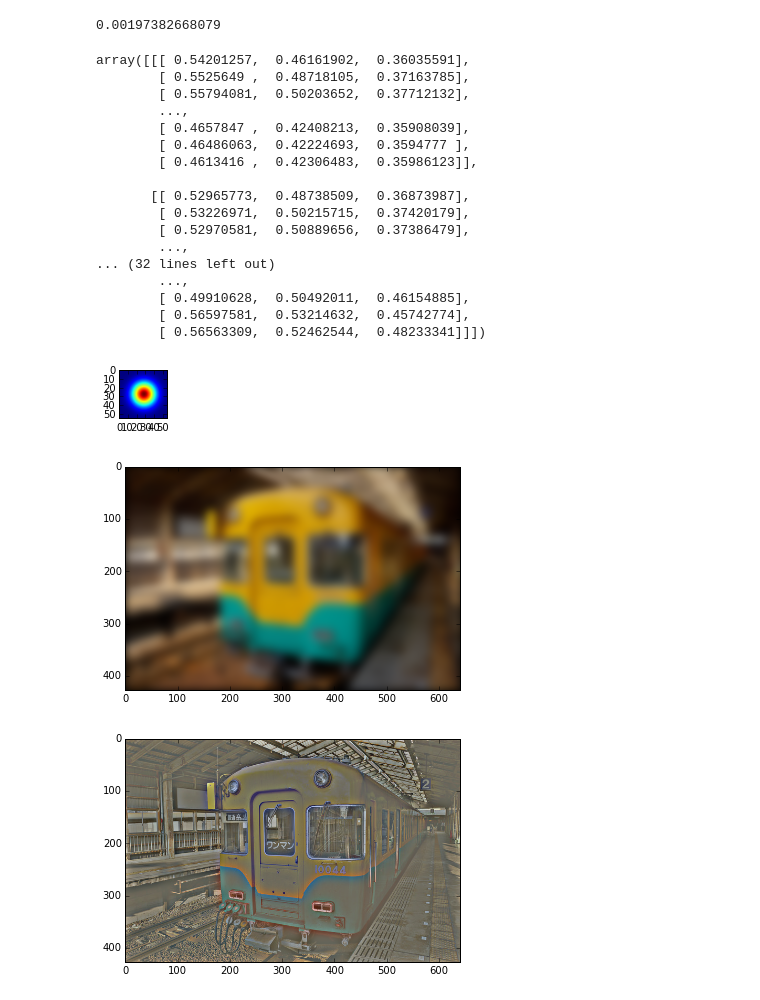
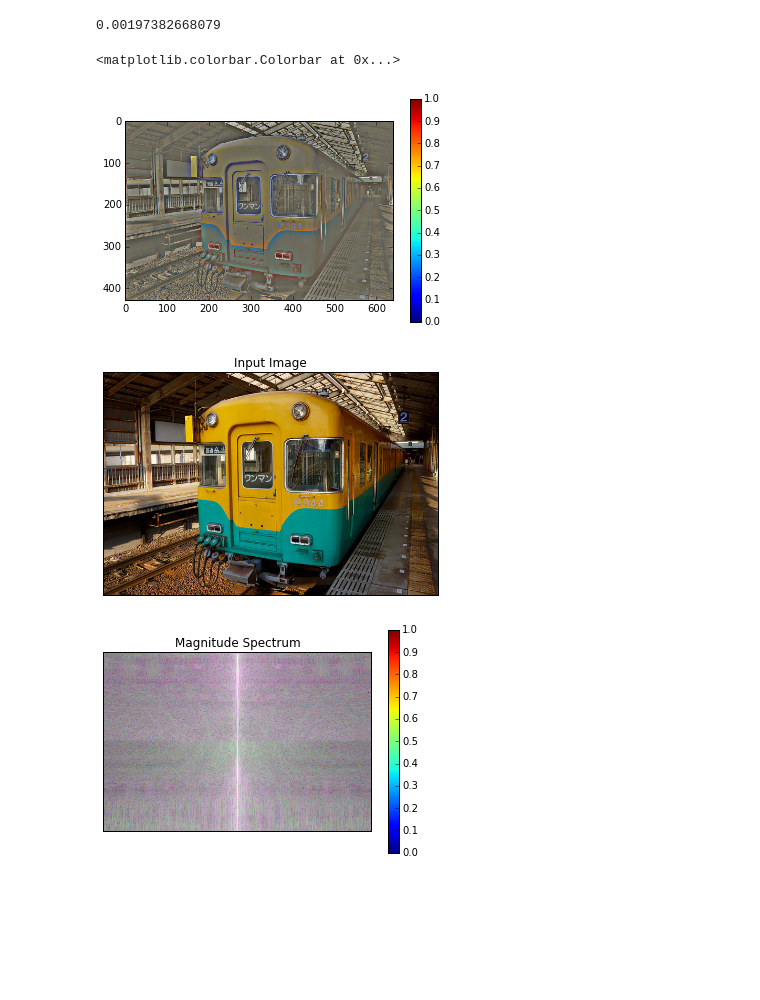
Before and after one commit to cnavas88/Image-Processing, a Jupyter notebook: practica1/Practica1_Carlos_Oriol.ipynb, the cells around one changed output. Cells and saved outputs as stored; diff of their text form; code cells hidden in the pictures; blank space fills up the shorter version.

```diff
--- a/practica1/Practica1_Carlos_Oriol.ipynb
+++ b/practica1/Practica1_Carlos_Oriol.ipynb
@@ -31,8 +31,8 @@ def gaussian(sigma):
             Igaussian[x][y]=A*Igaussian[x][y]
 
     # Mostrem la gaussiana que anem a utilitzar
-    plt.subplot(1,6,1)
-    plt.imshow(Igaussian)
+    #plt.subplot(1,6,1)
+    #plt.imshow(Igaussian)
     return Igaussian
 # %%
 # Importem les llibreries necessaries
@@ -117,12 +116,14 @@ def filtreLP(imagen):
     fitr[:,:,1]=signal.convolve2d(imagen[:,:,1],gauss,mode='same')
     fitr[:,:,2]=signal.convolve2d(imagen[:,:,2],gauss,mode='same')
 
-    plt.figure()
-    plt.imshow(fitr)
+    #plt.figure()
+    #plt.imshow(fitr)
 
     return fitr
 
 imatgeLP = misc.imread("paisaje.jpg")/255.
-filtreLP(imatgeLP)
+imatgePaisatgeLP = filtreLP(imatgeLP)
+plt.figure()
+plt.imshow(imatgePaisatgeLP)
 # %% [output]
 0.00197382668079
@@ -148,48 +132,58 @@ array([[[ 0.03490035,  0.04622125,  0.03266863],
 # %%
 # funcio que envies una imatge i et retorna l'imatge filtrada amb un filtre passa alt
 def filtreHP(imagen):
     # Creem les matrius per fer el filtre amb zeros
     fitrHP = np.zeros((427,640,3))
 
     fitrLP = filtreLP(imagen)
 
     # Fem el passa Alt del gat, restant la imatge real menys el passa baix
     fitrHP[:,:,0]=imagen[:,:,0]-fitrLP[:,:,0]
     fitrHP[:,:,1]=imagen[:,:,1]-fitrLP[:,:,1]
     fitrHP[:,:,2]=imagen[:,:,2]-fitrLP[:,:,2]
 
     # restem el minim de cada canal y el dividim entre el maxim meny el minim pero normalitzar la imatge y que no surti saturada
+    # Formalitzem la imatge entre 0.0 i 1.0
     fitrHP[:,:,0] = ((fitrHP[:,:,0] - fitrHP[:,:,0].min()) / (fitrHP[:,:,0].max() - fitrHP[:,:,0].min()))
     fitrHP[:,:,1] = ((fitrHP[:,:,1] - fitrHP[:,:,1].min()) / (fitrHP[:,:,1].max() - fitrHP[:,:,1].min()))
     fitrHP[:,:,2] = ((fitrHP[:,:,2] - fitrHP[:,:,2].min()) / (fitrHP[:,:,2].max() - fitrHP[:,:,2].min()))
 
-
-    plt.figure()
-    plt.imshow(fitrHP)
+    #plt.figure()
+    #plt.imshow(fitrHP)
 
     return fitrHP
 
 imatgeHP = misc.imread("tren.jpg")/255.
-filtreHP(imatgeHP)
+imatgeTrenHP = filtreHP(imatgeHP)
+plt.figure()
+plt.imshow(imatgeTrenHP)
+plt.colorbar()
 # %% [output]
 0.00197382668079
-array([[[ 0.54201257,  0.46161902,  0.36035591],
-        [ 0.5525649 ,  0.48718105,  0.37163785],
-        [ 0.55794081,  0.50203652,  0.37712132],
-        ...,
-        [ 0.4657847 ,  0.42408213,  0.35908039],
-        [ 0.46486063,  0.42224693,  0.3594777 ],
-        [ 0.4613416 ,  0.42306483,  0.35986123]],
-
-       [[ 0.52965773,  0.48738509,  0.36873987],
-        [ 0.53226971,  0.50215715,  0.37420179],
-        [ 0.52970581,  0.50889656,  0.37386479],
-        ...,
-... (32 lines left out)
-        ...,
-        [ 0.49910628,  0.50492011,  0.46154885],
-        [ 0.56597581,  0.53214632,  0.45742774],
-        [ 0.56563309,  0.52462544,  0.48233341]]])
+<matplotlib.colorbar.Colorbar at 0x...>
-[figure, old version]
+[figure, new version]
-[figure, removed]
-[figure, removed]
+# %%
+# Apliquem la transformada inversa de fourier
+import numpy as np
+from matplotlib import pyplot as plt
+
+img = imatgeHP
+f = np.fft.fft2(img)
+fshift = np.fft.fftshift(f)
+magnitude_spectrum = 20*np.log(np.abs(fshift))
+
+magnitude_spectrum[:,:,0] = ((magnitude_spectrum[:,:,0] - magnitude_spectrum[:,:,0].min()) / (magnitude_spectrum[:,:,0].max() - magnitude_spectrum[:,:,0].min()))
+magnitude_spectrum[:,:,1] = ((magnitude_spectrum[:,:,1] - magnitude_spectrum[:,:,1].min()) / (magnitude_spectrum[:,:,1].max() - magnitude_spectrum[:,:,1].min()))
+magnitude_spectrum[:,:,2] = ((magnitude_spectrum[:,:,2] - magnitude_spectrum[:,:,2].min()) / (magnitude_spectrum[:,:,2].max() - magnitude_spectrum[:,:,2].min()))
+
+plt.figure
+plt.imshow(img)
+plt.title('Input Image'), plt.xticks([]), plt.yticks([])
+plt.figure()
+plt.imshow(magnitude_spectrum)
+plt.title('Magnitude Spectrum'), plt.xticks([]), plt.yticks([])
+plt.colorbar()
+plt.show()
+# %% [output]
+[figure, added]
+[figure, added]
```
Also changed, not shown: parts of 2 cells of this notebook.
